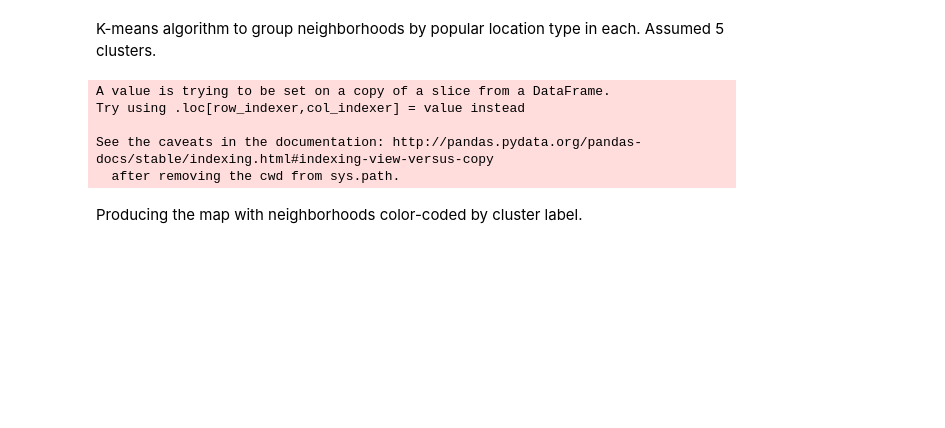
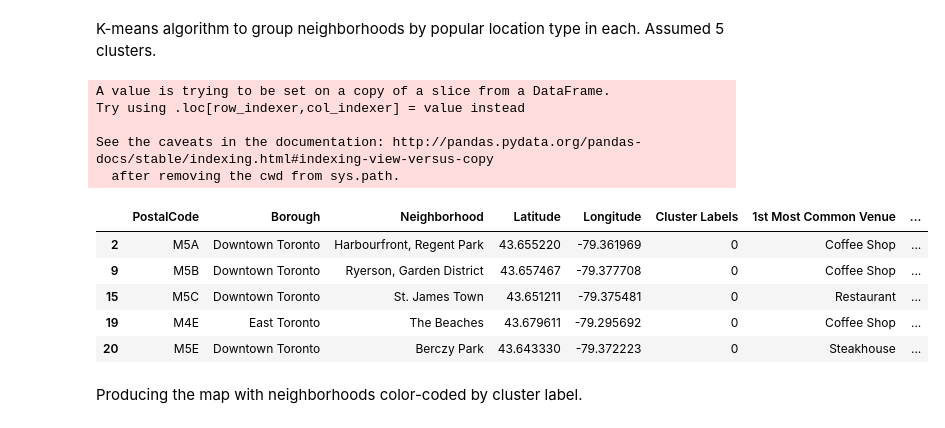
Before and after one commit to jathiel/Coursera_Capstone, a Jupyter notebook: Applied Data Science Clustering Toronto-Part 2.ipynb, the cells around one changed output. Saved outputs shown, nothing was run; the diff lists cells and outputs as text; code cells hidden in the pictures; blank space fills up the shorter version.

```diff
--- a/Applied Data Science Clustering Toronto-Part 2.ipynb
+++ b/Applied Data Science Clustering Toronto-Part 2.ipynb
@@ -83,7 +83,7 @@ for m in df2['PostalCode']:
 
     # loop until you get the coordinates
     while(lat_lng_coords is None):
-        g = geocoder.google('{}, Toronto, Ontario'.format(m))
+        g = geocoder.bing('{}, Toronto, Ontario'.format(m), key='AotgMikv-IbXolSLqnnduQm27CVjN0zihKAgLhEmic-z913hSfwZB0UjeDXYJulD')
         lat_lng_coords = g.latlng
 
     latitude.append(lat_lng_coords[0])
@@ -129,8 +133,8 @@ df_toronto.head()
 # %% [markdown]
 Foursquare credentials
 # %%
-CLIENT_ID = '??' # your Foursquare ID
-CLIENT_SECRET = '??' # your Foursquare Secret
+CLIENT_ID = 'JJZPRPAN3YE1FTOG3NXK253ROHHNCQ5IU2GHXGUV4IS0VRCI' # your Foursquare ID
+CLIENT_SECRET = 'O3WFKOGCMPG333GLSTRNEQ2LV2UMGL1AJZGZBQWGDMLLFZMK' # your Foursquare Secret
 VERSION = '20180605' # Foursquare API version
 radius = 500
 LIMIT = 100
@@ -271,5 +285,14 @@ Try using .loc[row_indexer,col_indexer] = value instead
 
 See the caveats in the documentation: http://pandas.pydata.org/pandas-docs/stable/indexing.html#indexing-view-versus-copy
   after removing the cwd from sys.path.
+# %%
+toronto_merged.head()
+# %% [output]
+|  | PostalCode | Borough | Neighborhood | Latitude | Longitude | Cluster Labels | 1st Most Common Venue | ... |
+| 2 | M5A | Downtown Toronto | Harbourfront, Regent Park | 43.655220 | -79.361969 | 0 | Coffee Shop | ... |
+| 9 | M5B | Downtown Toronto | Ryerson, Garden District | 43.657467 | -79.377708 | 0 | Coffee Shop | ... |
+| 15 | M5C | Downtown Toronto | St. James Town | 43.651211 | -79.375481 | 0 | Restaurant | ... |
+| 19 | M4E | East Toronto | The Beaches | 43.679611 | -79.295692 | 0 | Coffee Shop | ... |
+| 20 | M5E | Downtown Toronto | Berczy Park | 43.643330 | -79.372223 | 0 | Steakhouse | ... |
 # %% [markdown]
 Producing the map with neighborhoods color-coded by cluster label.
```
Also changed, not shown: parts of 8 cells of this notebook, 1 other file.
